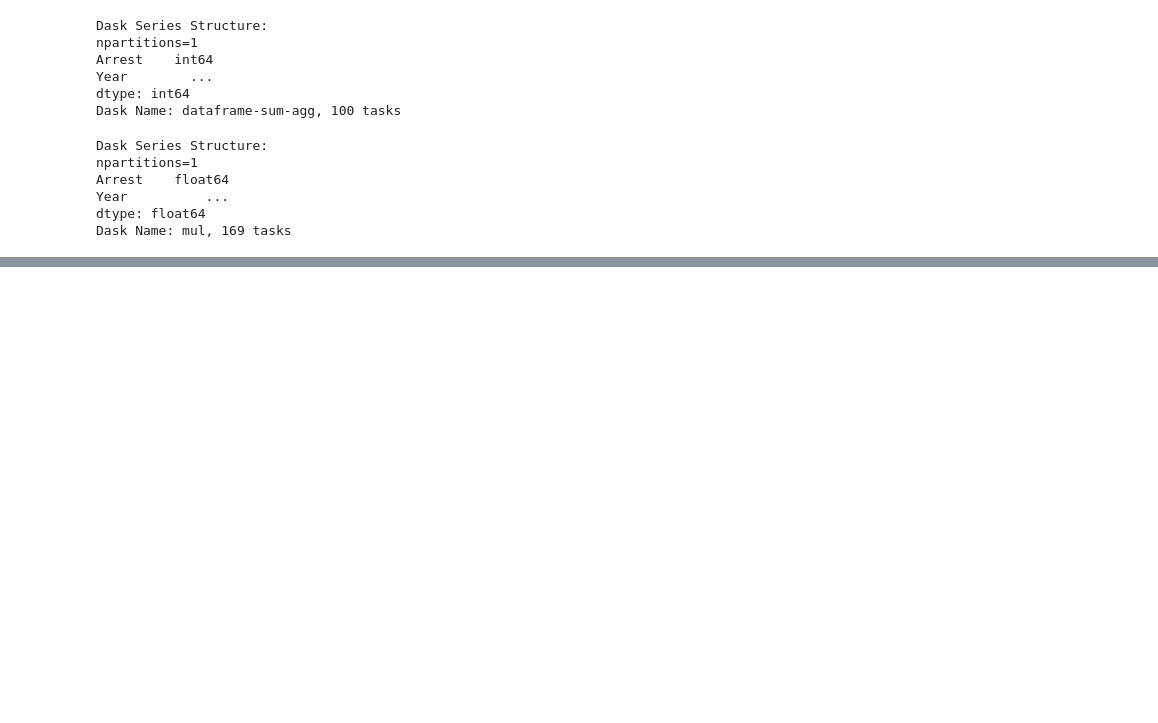
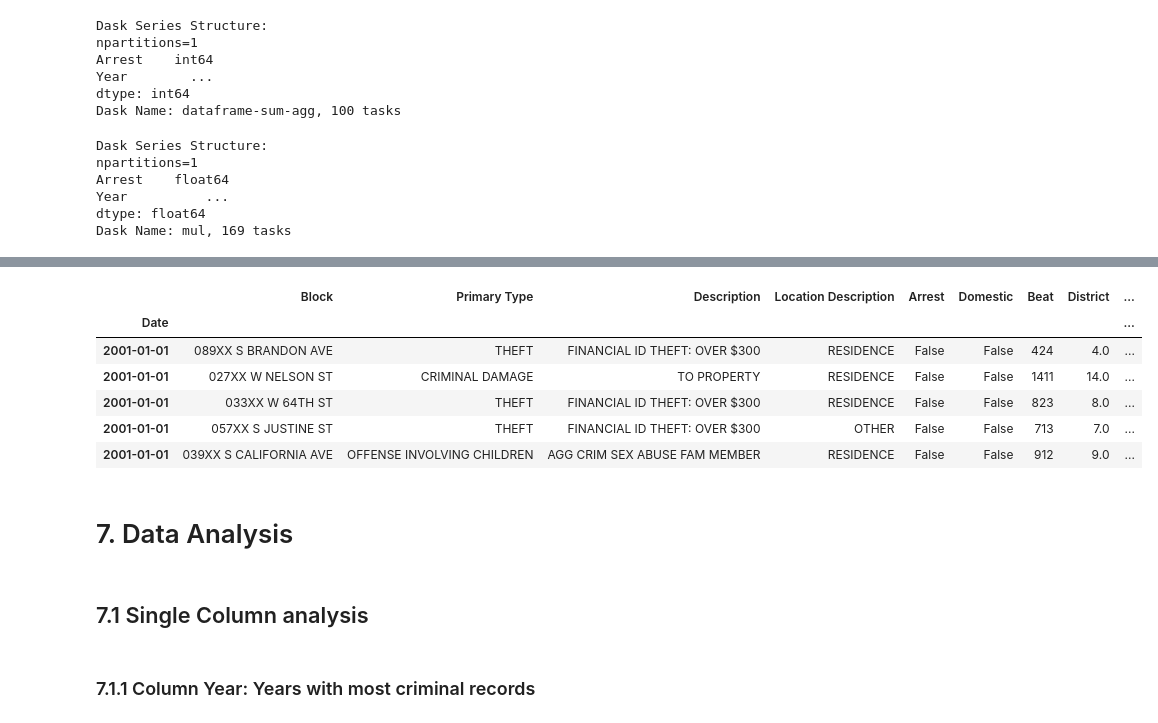
Before and after one commit to nafisa-samia/Analysis-of-Crimes-in-Chicago, a Jupyter notebook: Crimes-in-Chicago-analysis.ipynb, the cells around one changed output, grey strips where cells are left out. Saved outputs shown, nothing was run; the diff lists cells and outputs as text; code cells hidden in the pictures; blank space fills up the shorter version.

```diff
--- a/Crimes-in-Chicago-analysis.ipynb
+++ b/Crimes-in-Chicago-analysis.ipynb
@@ -372,0 +267,3 @@ dtype: int64
+# %%
+%%time
+crimes_df = dd.read_parquet('crimes-2001-2017.snappy.parq', index='Date')
@@ -372,0 +273,3 @@ dtype: int64
+# %%
+%%time
+crimes_df = crimes_df.persist()
@@ -372,0 +286,4 @@ dtype: int64
+# %%
+%%time
+crimes_df.head()
+# %% [output]
@@ -372,0 +292,13 @@ dtype: int64
+|  | Block | Primary Type | Description | Location Description | Arrest | Domestic | Beat | District | ... |
+| Date |  |  |  |  |  |  |  |  | ... |
+| 2001-01-01 | 089XX S BRANDON AVE | THEFT | FINANCIAL ID THEFT: OVER $300 | RESIDENCE | False | False | 424 | 4.0 | ... |
+| 2001-01-01 | 027XX W NELSON ST | CRIMINAL DAMAGE | TO PROPERTY | RESIDENCE | False | False | 1411 | 14.0 | ... |
+| 2001-01-01 | 033XX W 64TH ST | THEFT | FINANCIAL ID THEFT: OVER $300 | RESIDENCE | False | False | 823 | 8.0 | ... |
+| 2001-01-01 | 057XX S JUSTINE ST | THEFT | FINANCIAL ID THEFT: OVER $300 | OTHER | False | False | 713 | 7.0 | ... |
+| 2001-01-01 | 039XX S CALIFORNIA AVE | OFFENSE INVOLVING CHILDREN | AGG CRIM SEX ABUSE FAM MEMBER | RESIDENCE | False | False | 912 | 9.0 | ... |
+# %% [markdown]
+# 7. Data Analysis
+# %% [markdown]
+## 7.1 Single Column analysis
+# %% [markdown]
+### 7.1.1 Column Year: Years with most criminal records
```
Also changed, not shown: parts of 65 cells of this notebook.
